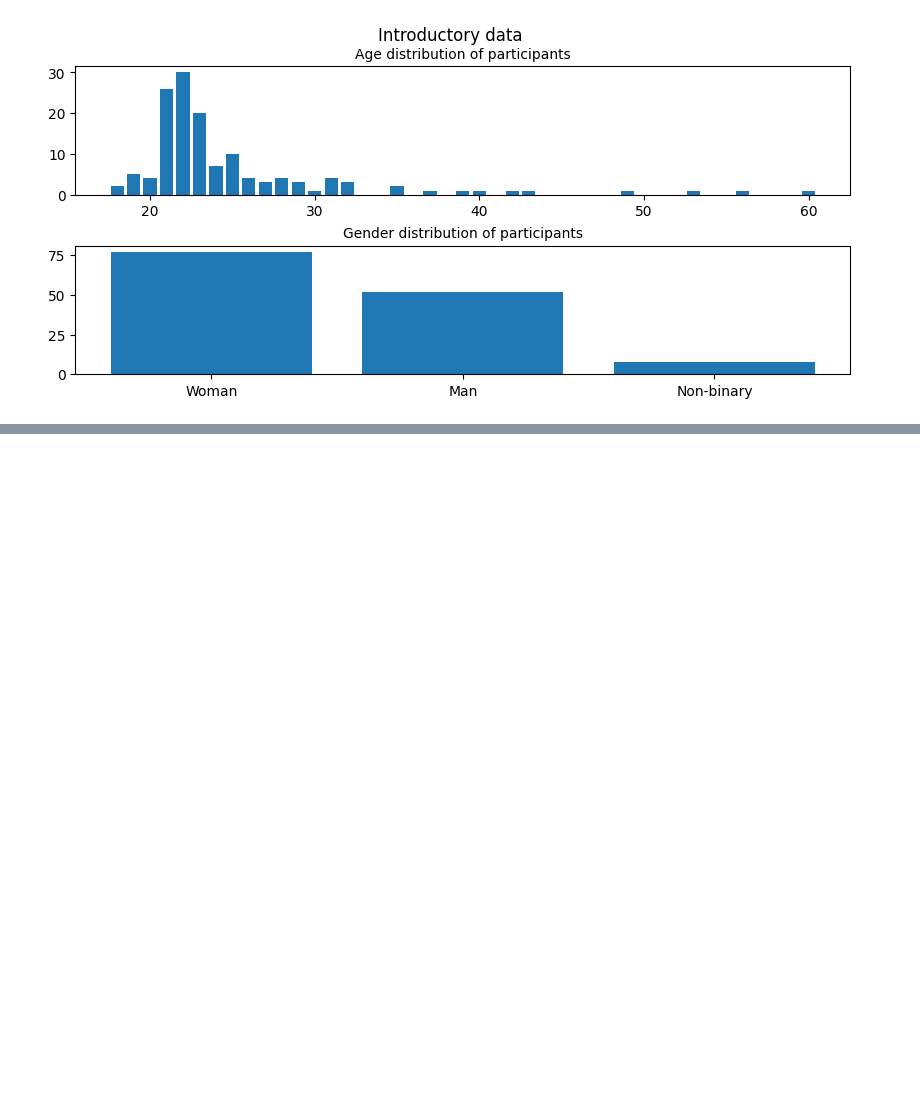
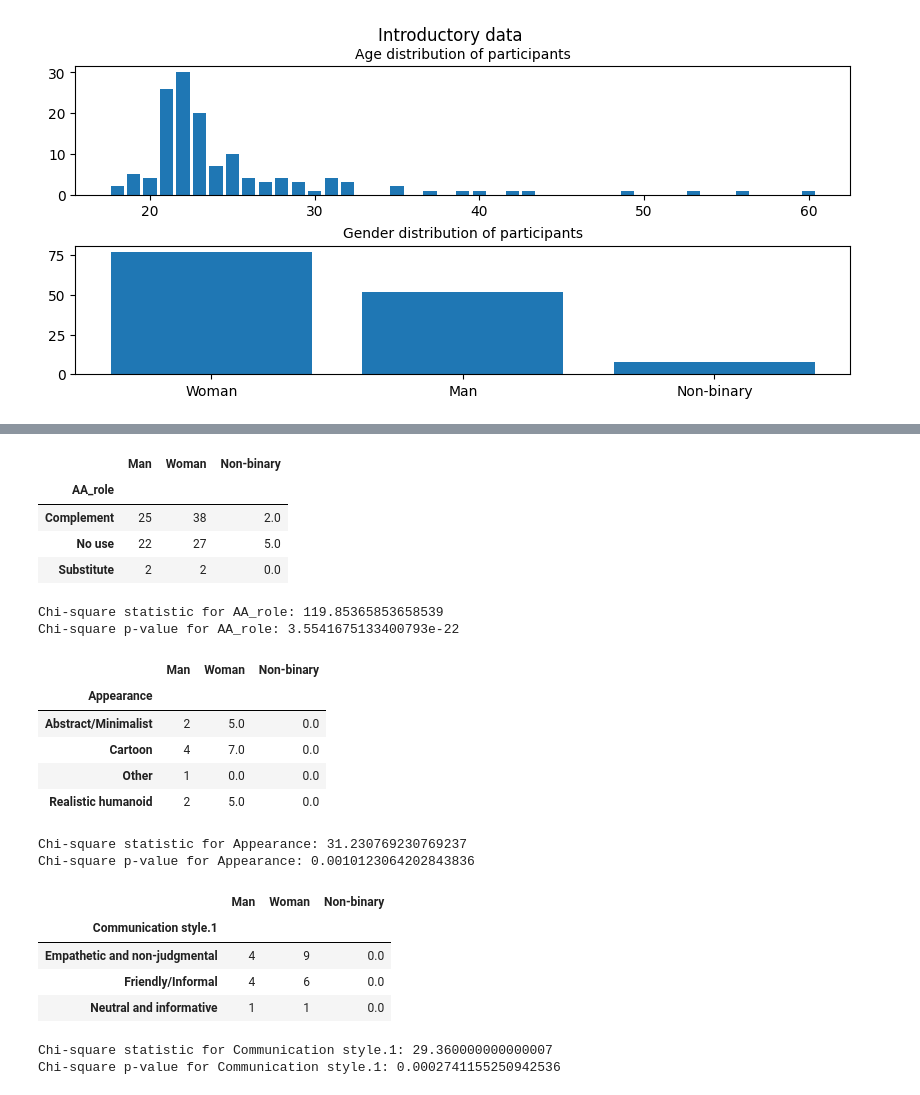
Before and after one commit to aarthip97/MEU-project, a Jupyter notebook: statistics.ipynb, the cells around one changed output, grey strips where cells are left out. Drawn from its saved outputs; the diff is of its cells as text; code cells hidden in the pictures; blank space fills up the shorter version.

Commit message:
Add statistics tests + update requirements

```diff
--- a/statistics.ipynb
+++ b/statistics.ipynb
@@ -177,0 +166,47 @@ for question in questions_array:
+# %%
+#Split by gender
+df_m = df[df['Gender'] =='Man']
+df_m.name = 'Man'
+df_w = df[df['Gender'] =='Woman']
+df_w.name = 'Woman'
+df_x = df[df['Gender'] =='Non-binary']
+df_x.name = 'Non-binary'
+dfs = [df_m, df_w, df_x]
+
+#Calculate statistics
+nominal = ['AA_role', 'Appearance', 'Communication style.1']
+compound_nominal = ['If yes, why?', 'If not, why?', 'If yes, why?.1', 'If not, why?.1']
+ordinal = ['AA_include?', 'AA embodied_include?']
+
+for dv in nominal:
+    contingency_df = df_m[dv].value_counts().sort_index().rename(df_m.name).to_frame()
+    for split_df in dfs[1:]:
+        contingency_df = contingency_df.join(split_df[dv].value_counts().sort_index().rename(split_df.name).to_frame(), how='left')
+    contingency_df = contingency_df.fillna(0)
+    display(contingency_df.head())
+    chisquare = scipy.stats.chisquare(contingency_df, axis=None)
+    print(f"Chi-square statistic for {dv}: {chisquare.statistic}")
+    print(f"Chi-square p-value for {dv}: {chisquare.pvalue}")
+# %% [output]
+|  | Man | Woman | Non-binary |
+| AA_role |  |  |  |
+| Complement | 25 | 38 | 2.0 |
+| No use | 22 | 27 | 5.0 |
+| Substitute | 2 | 2 | 0.0 |
+Chi-square statistic for AA_role: 119.85365853658539
+Chi-square p-value for AA_role: 3.5541675133400793e-22
+|  | Man | Woman | Non-binary |
+| Appearance |  |  |  |
+| Abstract/Minimalist | 2 | 5.0 | 0.0 |
+| Cartoon | 4 | 7.0 | 0.0 |
+| Other | 1 | 0.0 | 0.0 |
+| Realistic humanoid | 2 | 5.0 | 0.0 |
+Chi-square statistic for Appearance: 31.230769230769237
+Chi-square p-value for Appearance: 0.0010123064202843836
+|  | Man | Woman | Non-binary |
+| Communication style.1 |  |  |  |
+| Empathetic and non-judgmental | 4 | 9 | 0.0 |
+| Friendly/Informal | 4 | 6 | 0.0 |
+| Neutral and informative | 1 | 1 | 0.0 |
+Chi-square statistic for Communication style.1: 29.360000000000007
+Chi-square p-value for Communication style.1: 0.0002741155250942536
```
Also changed, not shown: parts of 3 cells of this notebook, 1 other file.
